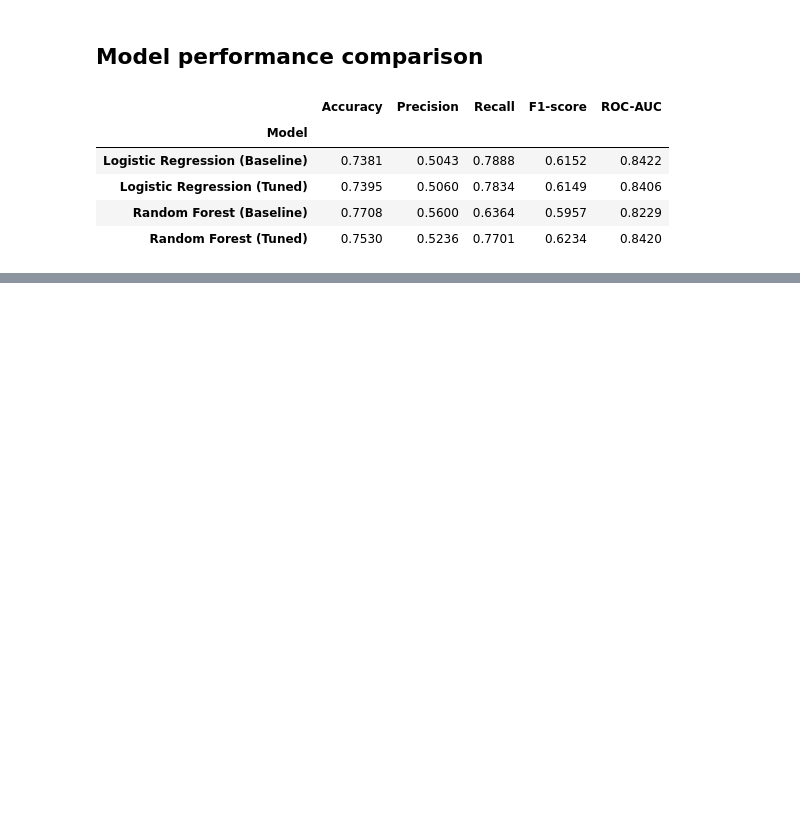
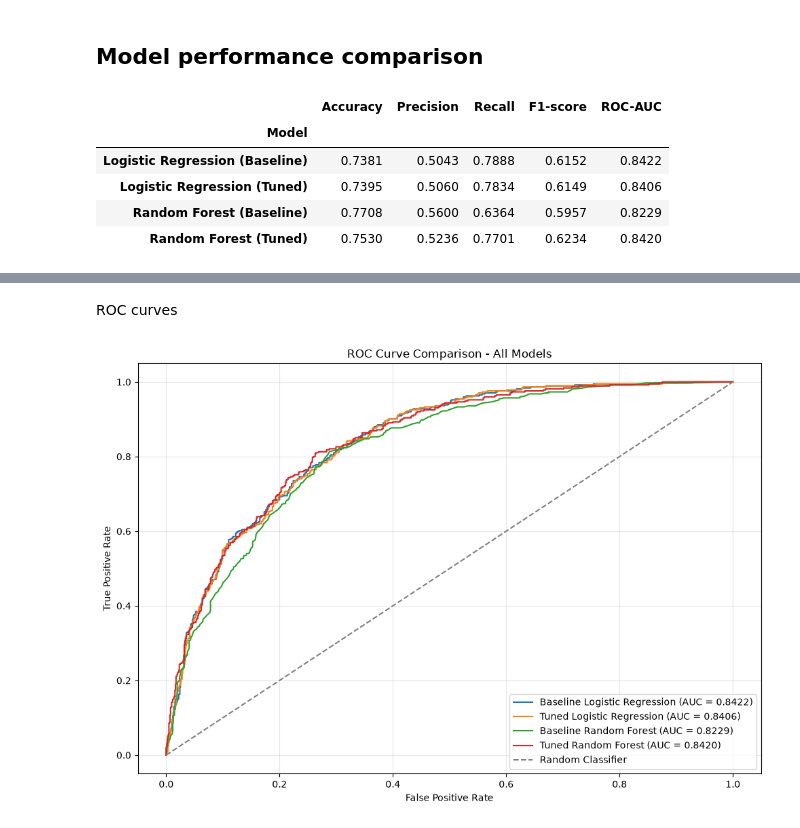
Before and after one commit to MalmEEE/customer-churn-prediction, a Jupyter notebook: notebooks/02_model_training.ipynb, the cells around one changed output, grey strips where cells are left out. Drawn from its saved outputs; the diff is of its cells as text; code cells hidden in the pictures; blank space fills up the shorter version.

```diff
--- a/notebooks/02_model_training.ipynb
+++ b/notebooks/02_model_training.ipynb
@@ -1555,0 +1709,54 @@ model_comparison.set_index('Model').style.format('{:.4f}').highlight_max(
+# %% [markdown]
+ROC curves
+# %%
+from sklearn.metrics import roc_curve, roc_auc_score
+import matplotlib.pyplot as plt
+
+# Store model probabilities
+models = {
+    'Baseline Logistic Regression': y_prob,
+    'Tuned Logistic Regression': y_prob_tuned_lr,
+    'Baseline Random Forest': rf_y_prob,
+    'Tuned Random Forest': rf_tuned_y_prob
+}
+
+# Plot ROC curves
+plt.figure(figsize=(10, 7))
+
+for model_name, probabilities in models.items():
+
+    fpr, tpr, thresholds = roc_curve(
+        y_test_encoded,
+        probabilities
+    )
+
+    auc_score = roc_auc_score(
+        y_test_encoded,
+        probabilities
+    )
+
+    plt.plot(
+        fpr,
+        tpr,
+        label=f'{model_name} (AUC = {auc_score:.4f})'
+    )
+
+# Random classifier reference line
+plt.plot(
+    [0, 1],
+    [0, 1],
+    linestyle='--',
+    color='gray',
+    label='Random Classifier'
+)
+
+plt.xlabel('False Positive Rate')
+plt.ylabel('True Positive Rate')
+plt.title('ROC Curve Comparison - All Models')
+
+plt.legend(loc='lower right')
+plt.grid(alpha=0.3)
+plt.tight_layout()
+plt.show()
+# %% [output]
+[figure, added]
```
Also changed, not shown: parts of 32 cells of this notebook.
